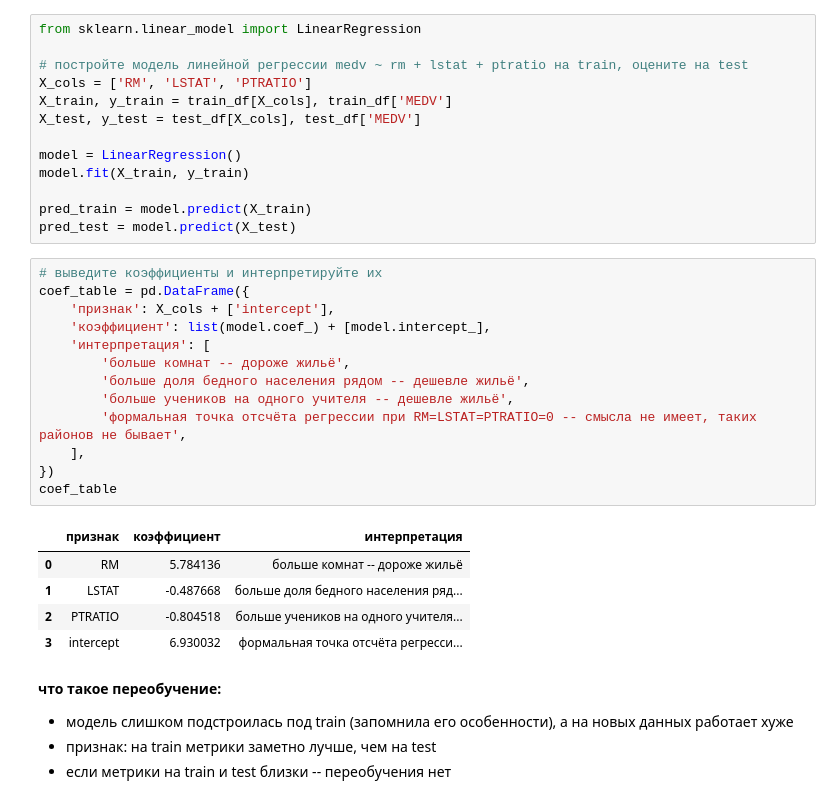
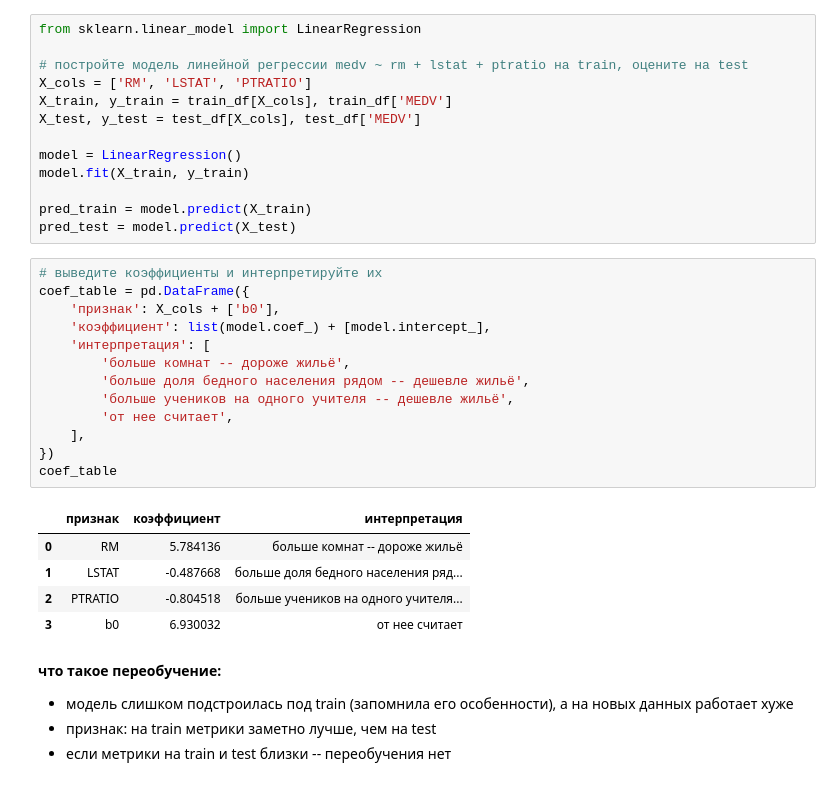
Before and after one commit to UladzislauShuman/university_homework, a Jupyter notebook: famcs_homework/II/code/boston_housing.ipynb, the cells around one changed output. Cells and saved outputs as stored; diff of their text form.

```diff
--- a/famcs_homework/II/code/boston_housing.ipynb
+++ b/famcs_homework/II/code/boston_housing.ipynb
@@ -319,22 +303,22 @@ pred_test = model.predict(X_test)
 # %%
 # выведите коэффициенты и интерпретируйте их
 coef_table = pd.DataFrame({
-    'признак': X_cols + ['intercept'],
+    'признак': X_cols + ['b0'],
     'коэффициент': list(model.coef_) + [model.intercept_],
     'интерпретация': [
         'больше комнат -- дороже жильё',
         'больше доля бедного населения рядом -- дешевле жильё',
         'больше учеников на одного учителя -- дешевле жильё',
-        'формальная точка отсчёта регрессии при RM=LSTAT=PTRATIO=0 -- смысла не имеет, таких районов не бывает',
+        'от нее считает',
     ],
 })
 coef_table
 # %% [output]
 |  | признак | коэффициент | интерпретация |
 | 0 | RM | 5.784136 | больше комнат -- дороже жильё |
 | 1 | LSTAT | -0.487668 | больше доля бедного населения ряд... |
 | 2 | PTRATIO | -0.804518 | больше учеников на одного учителя... |
-| 3 | intercept | 6.930032 | формальная точка отсчёта регресси... |
+| 3 | b0 | 6.930032 | от нее считает |
 # %% [markdown]
 **что такое переобучение:**
 
```
Also changed, not shown: parts of 4 cells of this notebook.
